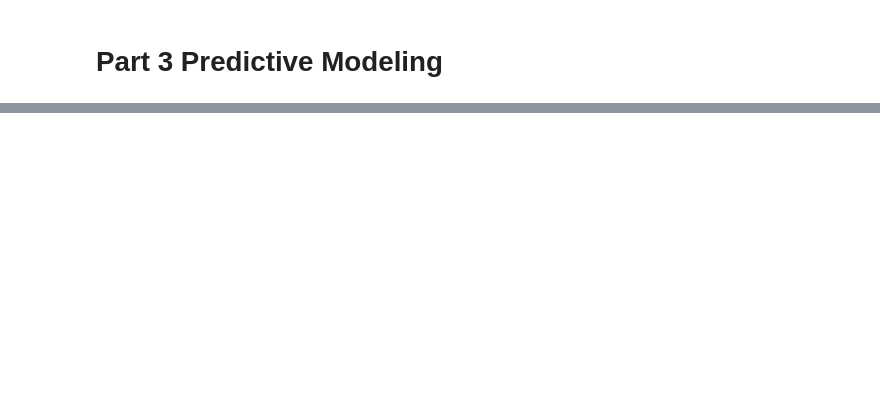
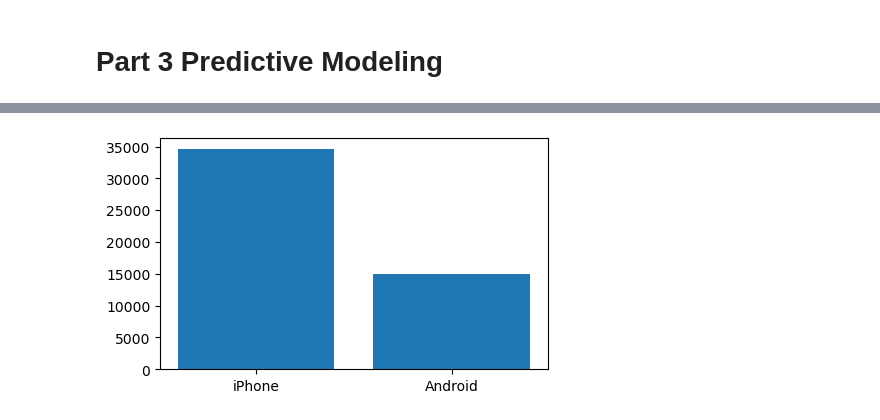
Before and after one commit to amoutafian/ultimate_inc, a Jupyter notebook: ultimate_inc.ipynb, the cells around one changed output, grey strips where cells are left out. Cells and saved outputs as stored; diff of their text form; code cells hidden in the pictures; blank space fills up the shorter version.

```diff
--- a/ultimate_inc.ipynb
+++ b/ultimate_inc.ipynb
@@ -171,0 +244,6 @@ pd.read_json('ultimate_data_challenge.json')
+# %%
+plt.figure(figsize=(5, 3))
+phone_counts = df['phone'].value_counts()
+plt.bar(phone_counts.index, phone_counts.values);
+# %% [output]
+[figure, added]
```
Also changed, not shown: parts of 13 cells of this notebook.
